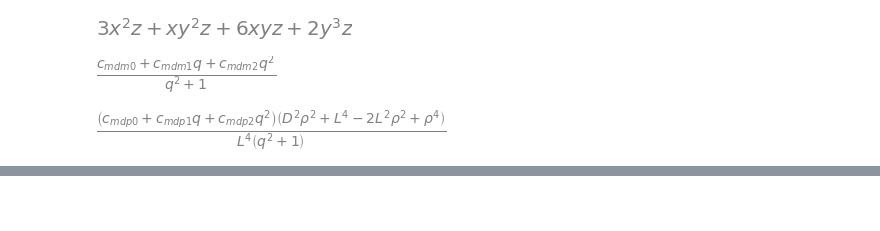
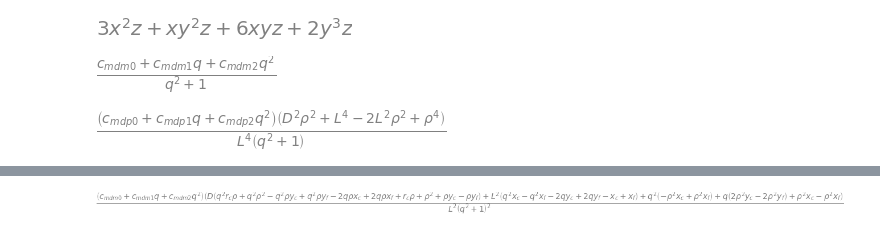
Before and after one commit to emilemarcotte/dubins2circle2set, a Jupyter notebook: RSLS_sympy.ipynb, the cells around one changed output, grey strips where cells are left out. Drawn from its saved outputs; the diff is of its cells as text; code cells hidden in the pictures; blank space fills up the shorter version.

```diff
--- a/RSLS_sympy.ipynb
+++ b/RSLS_sympy.ipynb
@@ -198,19 +196,21 @@ D_4 = D_4_numer/D_4_denom
 # %%
 """Start combining everything to get to eqation 55"""
 
 v_tx = cos1
 v_ty = sin1
 
 c_s1 = v_tx*m_minus_x + v_ty*m_minus_y
 c_s1 = collect(factor(expand(c_s1)), q)
 c_s2 = v_tx*2*rho*m_minus_y - v_ty*2*rho*m_minus_x
 c_s2 = collect(factor(expand(c_s2)), q)
-c_s3 = v_tx*m_plus_x*m_d_minus + v_ty*m_plus_y*m_d_minus
+c_s3 = v_tx*m_plus_x*m_d_minus + v_ty*m_plus_y*m_d_minus # Contains D not squared
 c_s3 = collect(factor(expand(c_s3)), [L,D,q])
 
 # c_s1
 # c_s2
-# c_s3
+c_s3
+# %% [output]
+[figure, added]
 # %%
 """Managing some terms in eq 55"""
 
```
Also changed, not shown: parts of 2 cells of this notebook.
